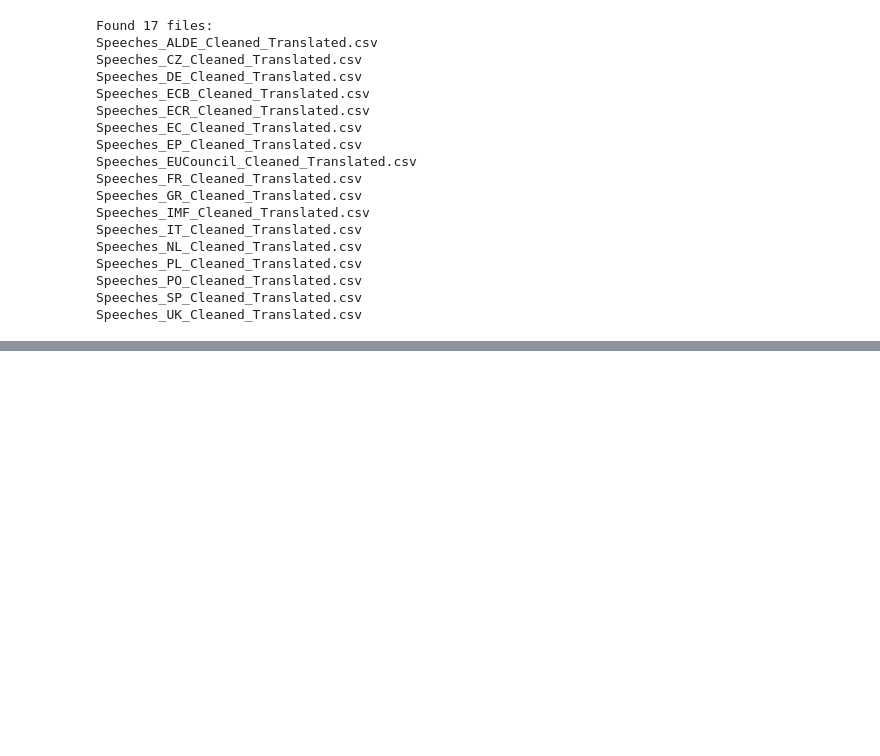
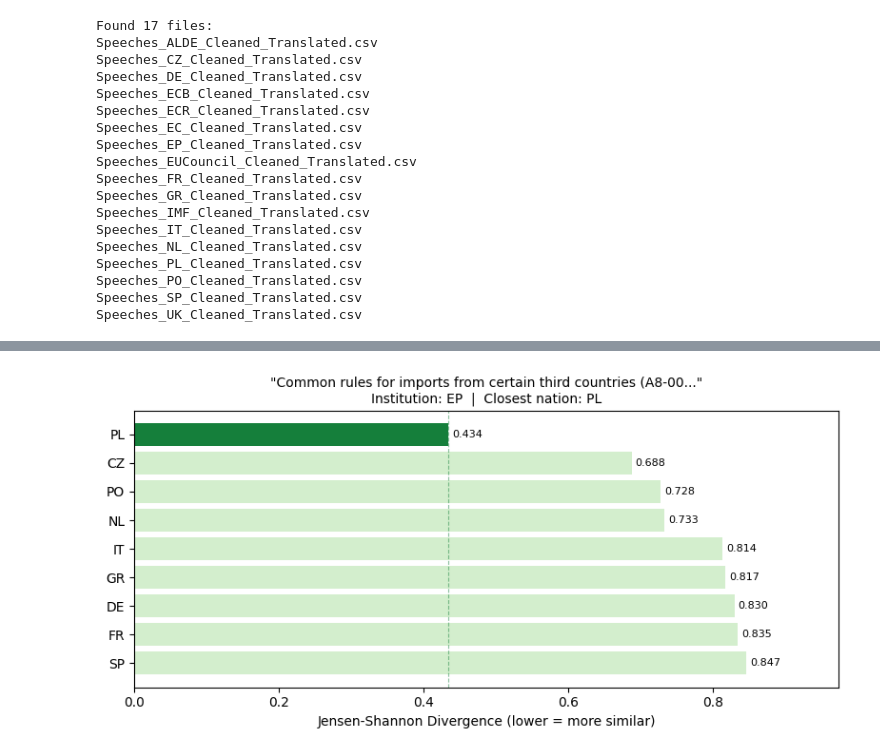
Before and after one commit to GShubin04/UGA-LING4570-Group-Project, a Jupyter notebook: nb/preprocess.ipynb, the cells around one changed output, grey strips where cells are left out. Saved outputs shown, nothing was run; the diff lists cells and outputs as text; code cells hidden in the pictures; blank space fills up the shorter version.

```diff
--- a/nb/preprocess.ipynb
+++ b/nb/preprocess.ipynb
@@ -118,3 +111,4 @@ def tokenize_sentences(sentences: list[str]) -> list[list[str]]:
     return [sentence.split() for sentence in sentences if sentence.strip()]
 
 corpus["tokens"] = corpus["sentences"].apply(tokenize_sentences)
+institutional_corpus["tokens"] = institutional_corpus["sentences"].apply(tokenize_sentences)
@@ -183,0 +192,32 @@ plt.show()
+# %%
+universal_ngrams, ngram_index, probability_matrix = saved
+colormap = plt.get_cmap("Greens_r")
+
+sample = institutional_corpus.sample(1).iloc[0]
+speech_counts = build_ngram_counts(sample["tokens"], N)
+speech_vector = get_ngram_probability_vector(speech_counts, universal_ngrams, ngram_index)
+scores = {nation: jensenshannon(speech_vector, probability_matrix[i], base=2) for i, nation in enumerate(nations)}
+
+sorted_scores = dict(sorted(scores.items(), key=lambda item: item[1]))
+closest_nation = next(iter(sorted_scores))
+
+figure, axis = plt.subplots(figsize=(8, 4))
+
+colors = [colormap(0.2) if nation == closest_nation else colormap(0.8) for nation in sorted_scores]
+bars = axis.barh(list(sorted_scores.keys()), list(sorted_scores.values()), color=colors)
+
+axis.set_xlabel("Jensen-Shannon Divergence (lower = more similar)")
+axis.set_title(
+    f"\"{sample['title'][:60]}...\"\n"
+    f"Institution: {sample['nation']}  |  Closest nation: {closest_nation}",
+    fontsize=10
+)
+axis.axvline(x=min(sorted_scores.values()), alpha=0.5, color=colormap(0.2), linestyle="--", linewidth=0.8)
+axis.bar_label(bars, fmt="%.3f", fontsize=8, padding=3)
+axis.set_xlim(0, max(sorted_scores.values()) * 1.15)
+axis.invert_yaxis()
+
+plt.tight_layout()
+plt.show()
+# %% [output]
+[figure, added]
```
Also changed, not shown: parts of 12 cells of this notebook.
